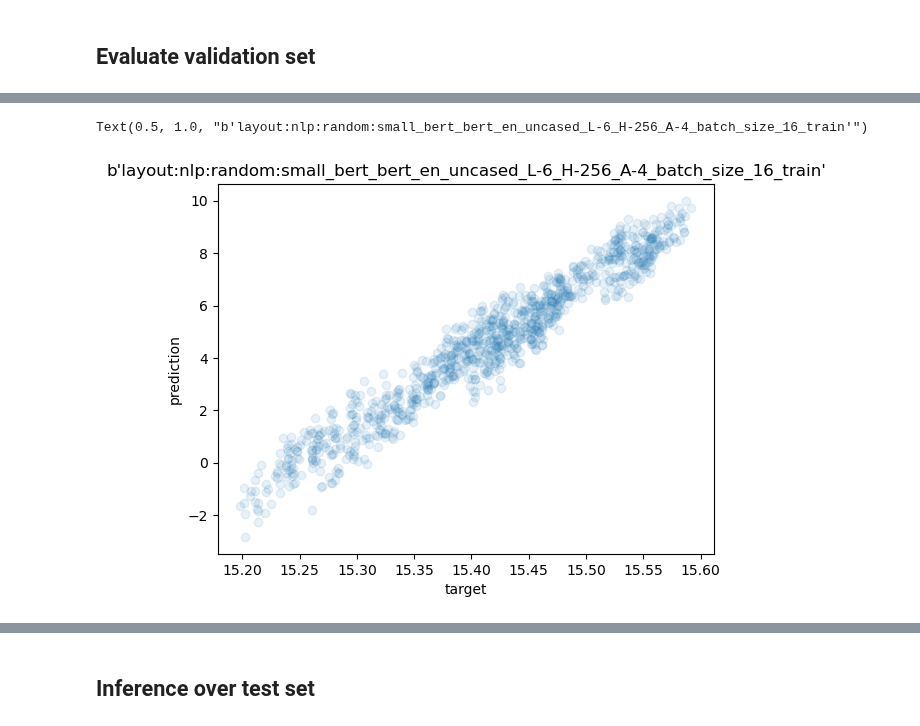
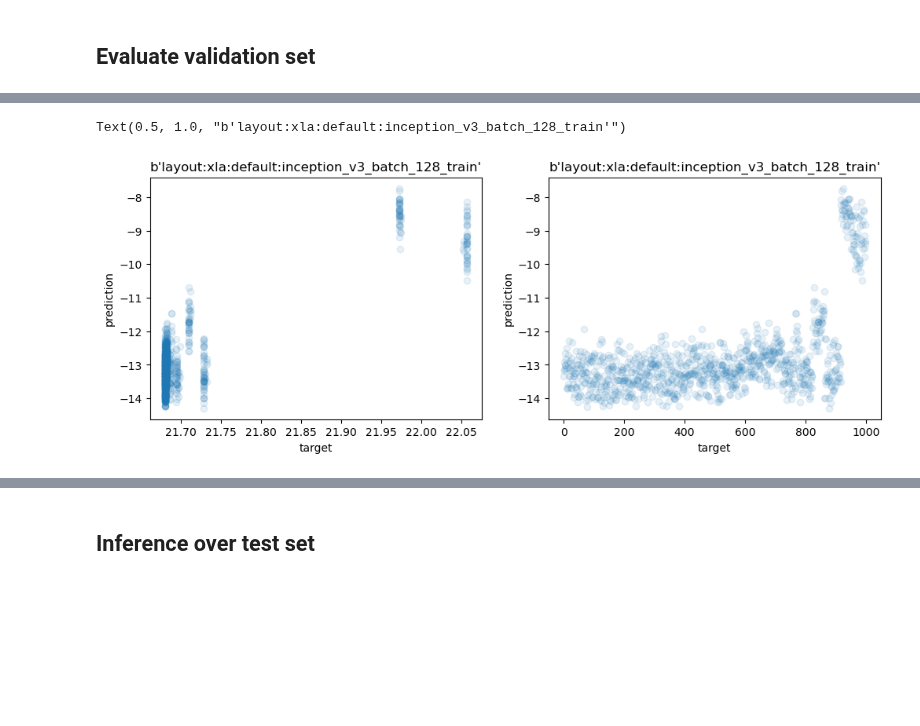
Before and after one commit to ignacioreyes/kaggle_model_runtime, a Jupyter notebook: train_layout.ipynb, the cells around one changed output, grey strips where cells are left out. Drawn from its saved outputs; the diff is of its cells as text; code cells hidden in the pictures; blank space fills up the shorter version.

Commit message:
train layout with siblings data

```diff
--- a/train_layout.ipynb
+++ b/train_layout.ipynb
@@ -13,17 +37,4 @@ To enable the following instructions: AVX2 FMA, in other operations, rebuild Ten
 # %%
-batch_size = 96
-learning_rate = 2e-4
-batch_per_file_size = 8
-decay_rate = 0.97
-node_embedding_size = 12
-layers = [192, 96, 64, 96]
-
-dataset = LayoutDataset(
-    batch_size, train_sample_fraction=1.0,
-    subset=None, build_tfrecords=False,
-    batch_per_file_size=batch_per_file_size
-)
-
 mlp = LayoutMLP(
     batch_size,
     learning_rate=learning_rate,
@@ -35,7 +46,8 @@ mlp = LayoutMLP(
     validations_without_improvement=3,
     layer_sizes=layers,
     loss='pairwise_hinge',
-    l1_multiplier=5e-9
+    l1_multiplier=5e-10,
+    n_siblings=dataset.n_siblings
 )
 mlp.train(dataset, None)
 # %% [output]
@@ -108,21 +109,37 @@ val_df.groupby('ID').apply(lambda x: x.min()).sort_values('prediction')
 # %%
 x_lin = np.linspace(15, 25, 100)
 #plt.plot(x_lin, x_lin, color='orange')
 
 random_sample = val_df.sample(10_000)
 graph_id = np.random.choice(val_df['ID'].unique())
-random_sample = val_df[val_df['ID'] == graph_id]
+graph_id = b'layout:xla:default:inception_v3_batch_128_train'
+random_sample = val_df[val_df['ID'] == graph_id].copy()
 
+plt.figure(figsize=(12, 4))
+plt.subplot(1, 2, 1)
 plt.scatter(
     random_sample.target,
-    np.clip(random_sample.prediction, a_min=-10000.0, a_max=100.0),
+    np.clip(random_sample.prediction, a_min=-500.0, a_max=1000.0),
     alpha=0.1,
     #c=random_sample['ID'].apply(lambda x: x.decode('UTF-8').split(':')[1] == 'xla').values.astype(float)
 )
 plt.xlabel('target')
 plt.ylabel('prediction')
 plt.title(graph_id)
 #plt.colorbar()
+
+random_sample.sort_values('target', inplace=True)
+plt.subplot(1, 2, 2)
+plt.scatter(
+    np.arange(len(random_sample)),
+    np.clip(random_sample.prediction, a_min=-500.0, a_max=1000.0),
+    alpha=0.1,
+    #c=random_sample['ID'].apply(lambda x: x.decode('UTF-8').split(':')[1] == 'xla').values.astype(float)
+)
+plt.xlabel('target')
+plt.ylabel('prediction')
+plt.title(graph_id)
+#plt.colorbar()
 # %% [output]
-Text(0.5, 1.0, "b'layout:nlp:random:small_bert_bert_en_uncased_L-6_H-256_A-4_batch_size_16_train'")
+Text(0.5, 1.0, "b'layout:xla:default:inception_v3_batch_128_train'")
-[figure, old version]
+[figure, new version]
```
Also changed, not shown: parts of 14 cells of this notebook, 3 other files.
